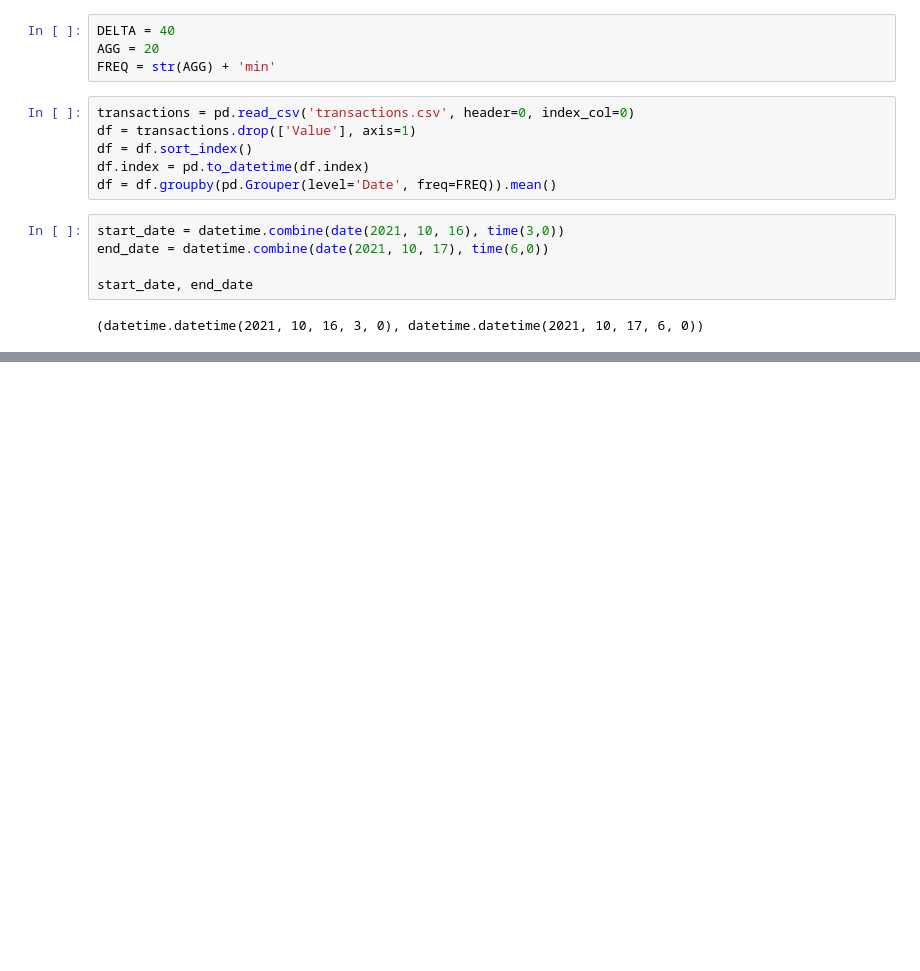
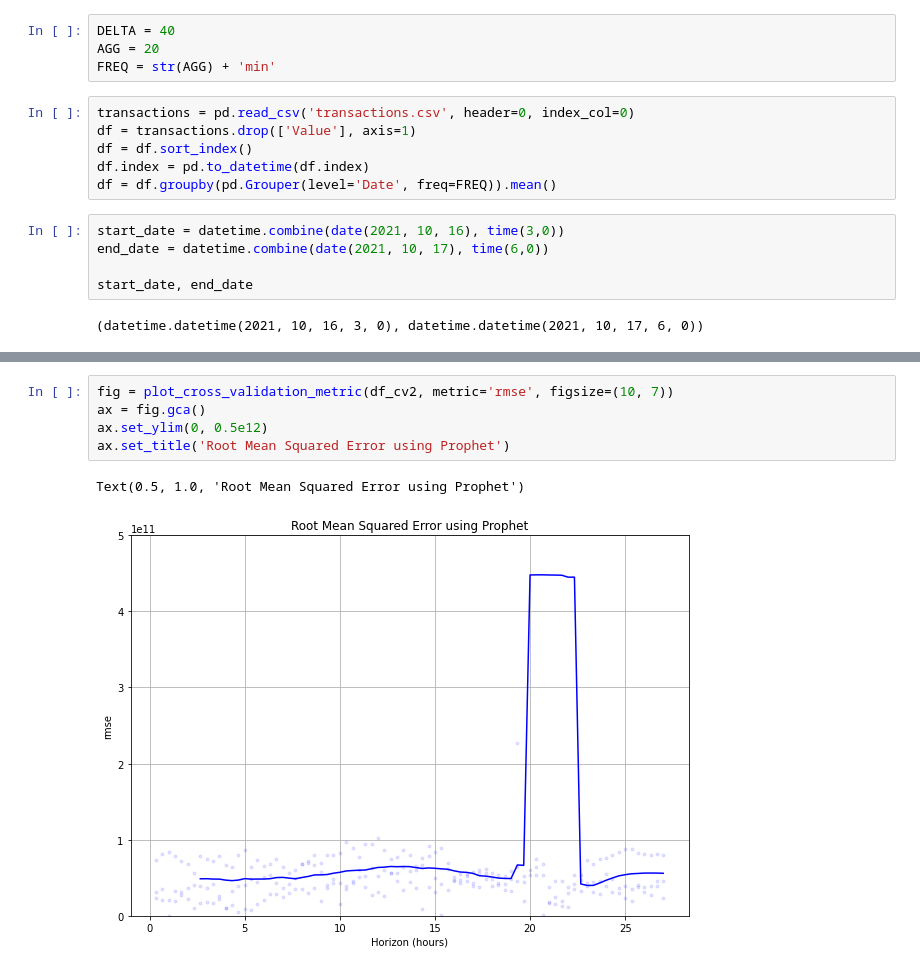
Before and after one commit to andrasfe/ethgas, a Jupyter notebook: prophet-model-comparison.ipynb, the cells around one changed output, grey strips where cells are left out. Saved outputs shown, nothing was run; the diff lists cells and outputs as text; blank space fills up the shorter version.

```diff
--- a/prophet-model-comparison.ipynb
+++ b/prophet-model-comparison.ipynb
@@ -65 +82,9 @@ forecast[['ds', 'yhat', 'yhat_lower', 'yhat_upper']].tail()
+# %%
+fig = plot_cross_validation_metric(df_cv2, metric='rmse', figsize=(10, 7))
+ax = fig.gca()
+ax.set_ylim(0, 0.5e12)
+ax.set_title('Root Mean Squared Error using Prophet')
+# %% [output]
+Text(0.5, 1.0, 'Root Mean Squared Error using Prophet')
+[figure, added]
 # %%
```
Also changed, not shown: parts of 15 cells of this notebook.
